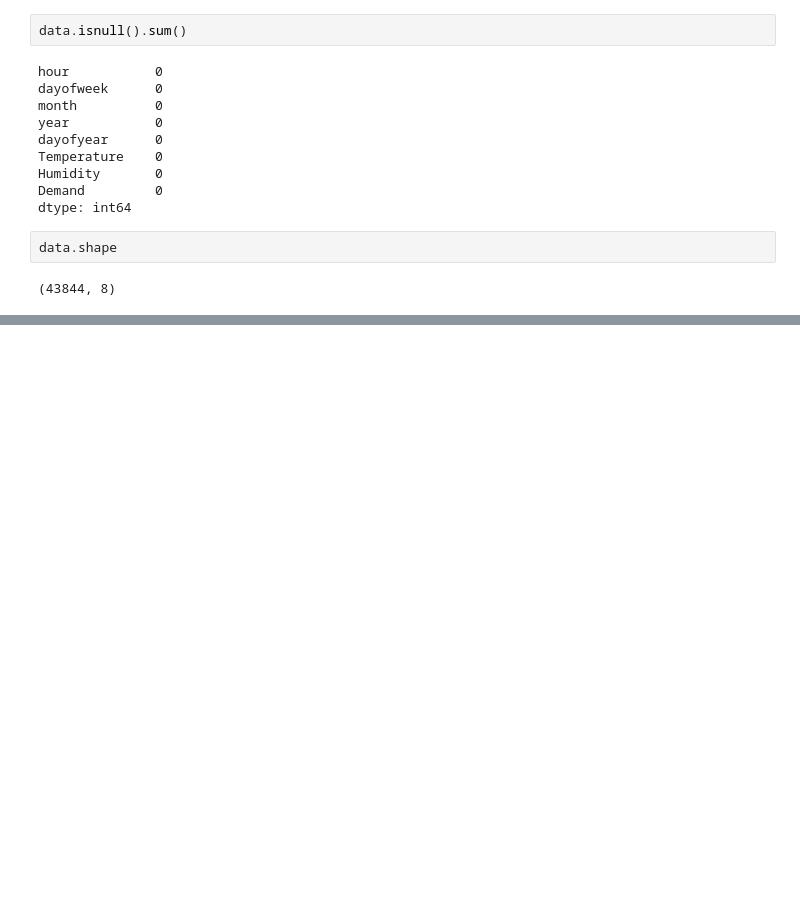
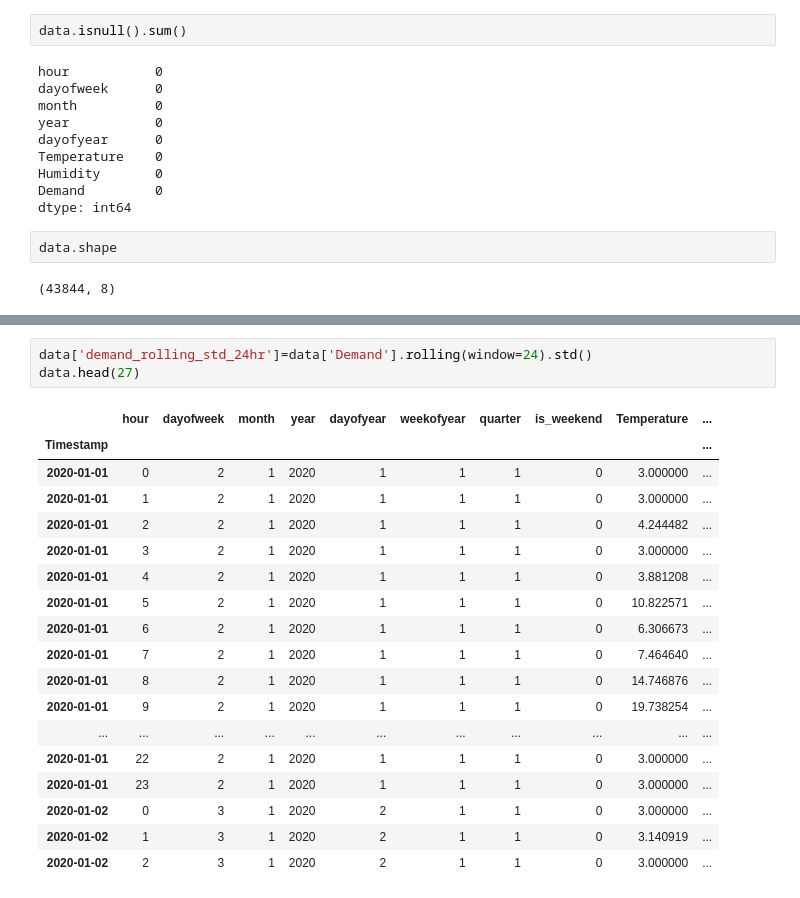
Before and after one commit to VANSHPAR/Electricity_Demand_Prediction, a Jupyter notebook: project.ipynb, the cells around one changed output, grey strips where cells are left out. Cells and saved outputs as stored; diff of their text form; blank space fills up the shorter version.

```diff
--- a/project.ipynb
+++ b/project.ipynb
@@ -187,0 +474,22 @@ data.shape
+# %%
+data['demand_rolling_std_24hr']=data['Demand'].rolling(window=24).std()
+data.head(27)
+# %% [output]
+|  | hour | dayofweek | month | year | dayofyear | weekofyear | quarter | is_weekend | Temperature | ... |
+| Timestamp |  |  |  |  |  |  |  |  |  | ... |
+| 2020-01-01 | 0 | 2 | 1 | 2020 | 1 | 1 | 1 | 0 | 3.000000 | ... |
+| 2020-01-01 | 1 | 2 | 1 | 2020 | 1 | 1 | 1 | 0 | 3.000000 | ... |
+| 2020-01-01 | 2 | 2 | 1 | 2020 | 1 | 1 | 1 | 0 | 4.244482 | ... |
+| 2020-01-01 | 3 | 2 | 1 | 2020 | 1 | 1 | 1 | 0 | 3.000000 | ... |
+| 2020-01-01 | 4 | 2 | 1 | 2020 | 1 | 1 | 1 | 0 | 3.881208 | ... |
+| 2020-01-01 | 5 | 2 | 1 | 2020 | 1 | 1 | 1 | 0 | 10.822571 | ... |
+| 2020-01-01 | 6 | 2 | 1 | 2020 | 1 | 1 | 1 | 0 | 6.306673 | ... |
+| 2020-01-01 | 7 | 2 | 1 | 2020 | 1 | 1 | 1 | 0 | 7.464640 | ... |
+| 2020-01-01 | 8 | 2 | 1 | 2020 | 1 | 1 | 1 | 0 | 14.746876 | ... |
+| 2020-01-01 | 9 | 2 | 1 | 2020 | 1 | 1 | 1 | 0 | 19.738254 | ... |
+| ... | ... | ... | ... | ... | ... | ... | ... | ... | ... | ... |
+| 2020-01-01 | 22 | 2 | 1 | 2020 | 1 | 1 | 1 | 0 | 3.000000 | ... |
+| 2020-01-01 | 23 | 2 | 1 | 2020 | 1 | 1 | 1 | 0 | 3.000000 | ... |
+| 2020-01-02 | 0 | 3 | 1 | 2020 | 2 | 1 | 1 | 0 | 3.000000 | ... |
+| 2020-01-02 | 1 | 3 | 1 | 2020 | 2 | 1 | 1 | 0 | 3.140919 | ... |
+| 2020-01-02 | 2 | 3 | 1 | 2020 | 2 | 1 | 1 | 0 | 3.000000 | ... |
```
Also changed, not shown: parts of 17 cells of this notebook.
